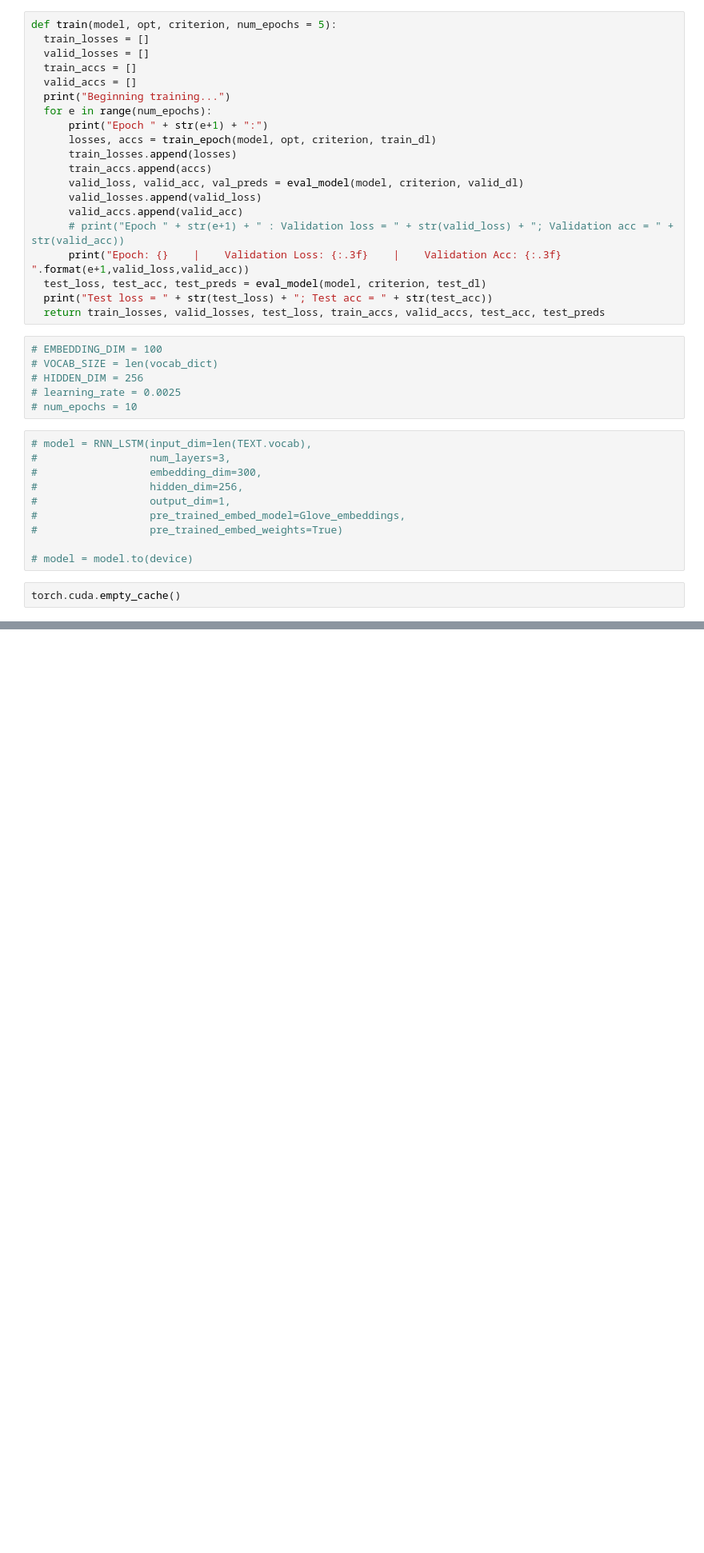
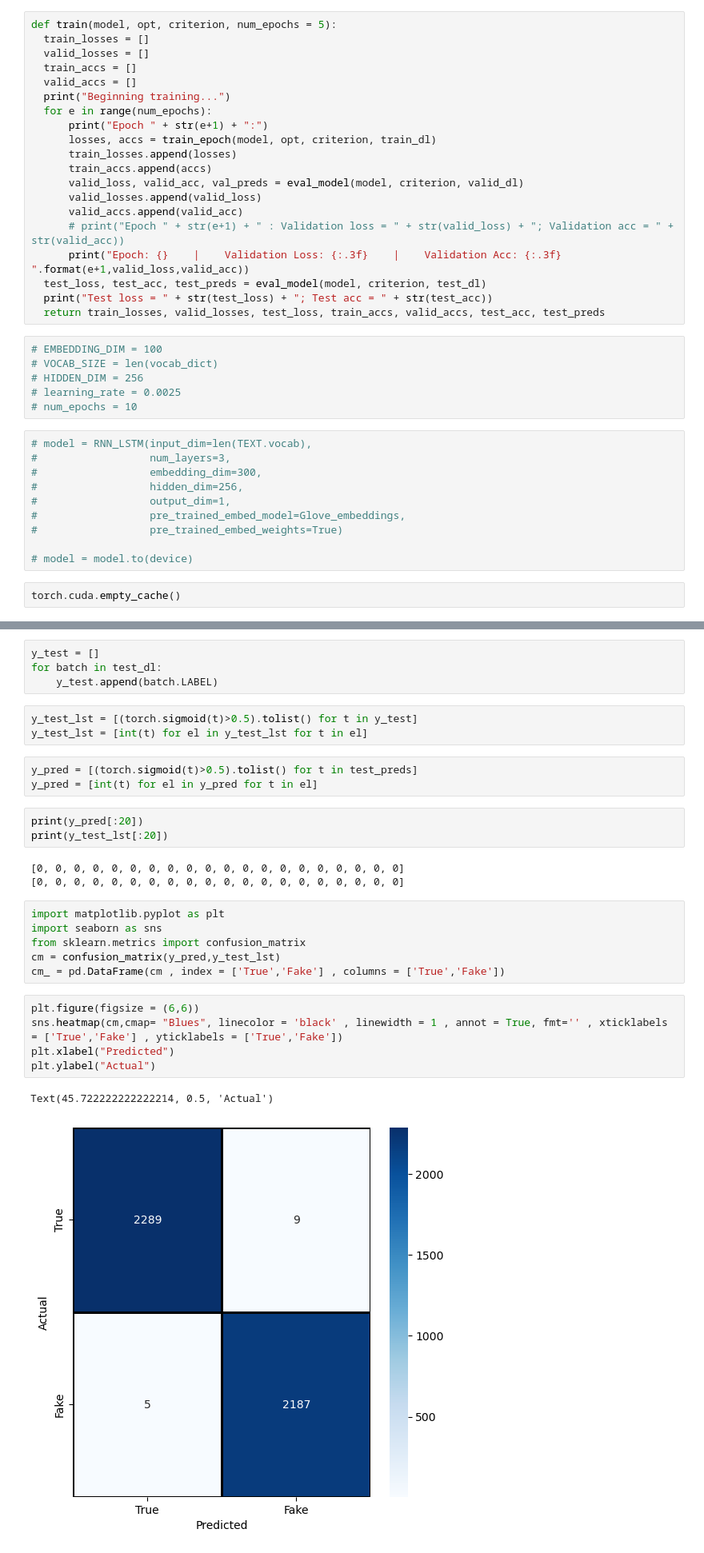
Before and after one commit to HP3-16/torch-learning, a Jupyter notebook: Projects/FAKE-NEWS-DETECTION/main_file.ipynb, the cells around one changed output, grey strips where cells are left out. Shown: that part at 80% size. Drawn from its saved outputs; the diff is of its cells as text; blank space fills up the shorter version.

```diff
--- a/Projects/FAKE-NEWS-DETECTION/main_file.ipynb
+++ b/Projects/FAKE-NEWS-DETECTION/main_file.ipynb
@@ -434,0 +438,30 @@ Test loss = 0.01176098031178194; Test acc = 99.90691489361703
+# %%
+y_test = []
+for batch in test_dl:
+    y_test.append(batch.LABEL)
+# %%
+y_test_lst = [(torch.sigmoid(t)>0.5).tolist() for t in y_test]
+y_test_lst = [int(t) for el in y_test_lst for t in el]
+# %%
+y_pred = [(torch.sigmoid(t)>0.5).tolist() for t in test_preds]
+y_pred = [int(t) for el in y_pred for t in el]
+# %%
+print(y_pred[:20])
+print(y_test_lst[:20])
+# %% [output]
+[0, 0, 0, 0, 0, 0, 0, 0, 0, 0, 0, 0, 0, 0, 0, 0, 0, 0, 0, 0]
+[0, 0, 0, 0, 0, 0, 0, 0, 0, 0, 0, 0, 0, 0, 0, 0, 0, 0, 0, 0]
+# %%
+import matplotlib.pyplot as plt
+import seaborn as sns
+from sklearn.metrics import confusion_matrix
+cm = confusion_matrix(y_pred,y_test_lst)
+cm_ = pd.DataFrame(cm , index = ['True','Fake'] , columns = ['True','Fake'])
+# %%
+plt.figure(figsize = (6,6))
+sns.heatmap(cm,cmap= "Blues", linecolor = 'black' , linewidth = 1 , annot = True, fmt='' , xticklabels = ['True','Fake'] , yticklabels = ['True','Fake'])
+plt.xlabel("Predicted")
+plt.ylabel("Actual")
+# %% [output]
+Text(45.722222222222214, 0.5, 'Actual')
+[figure, added]
```
Also changed, not shown: parts of 8 cells of this notebook.
